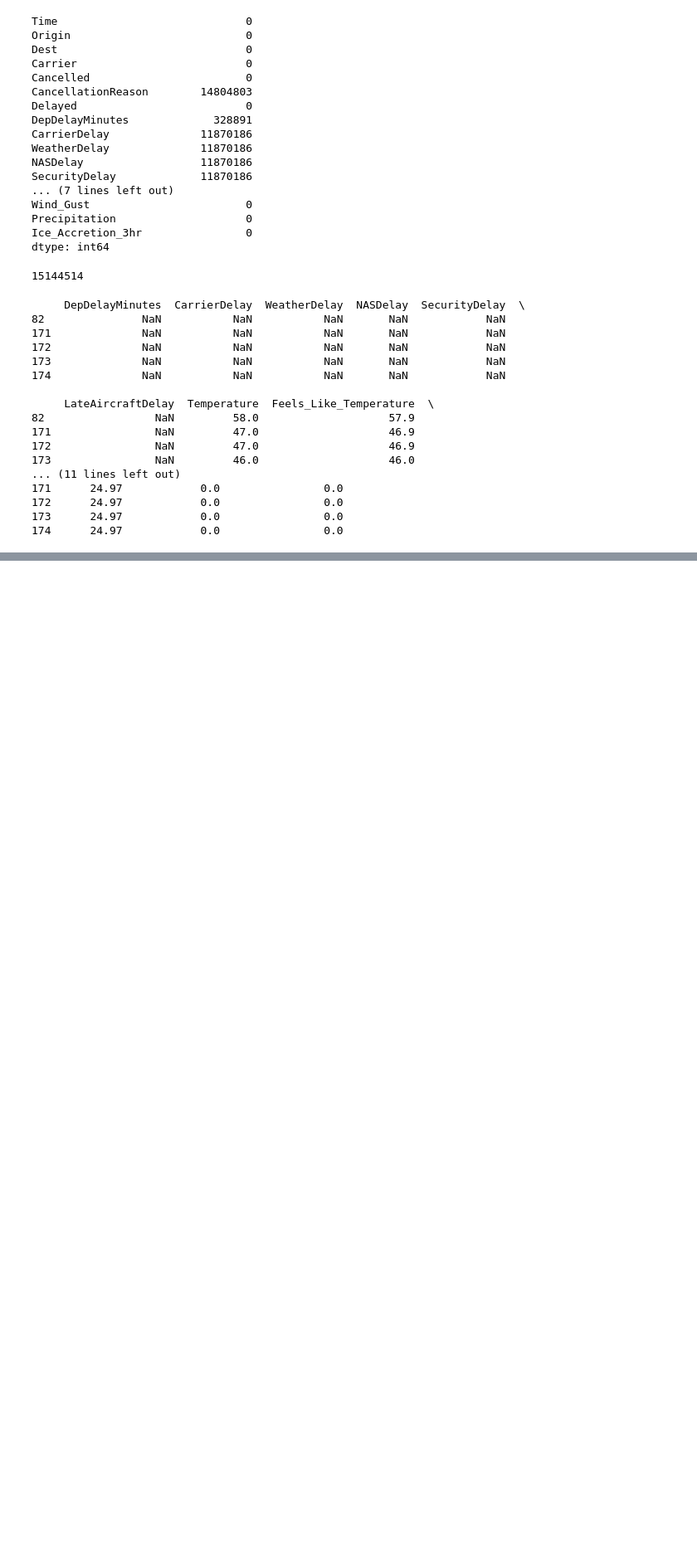
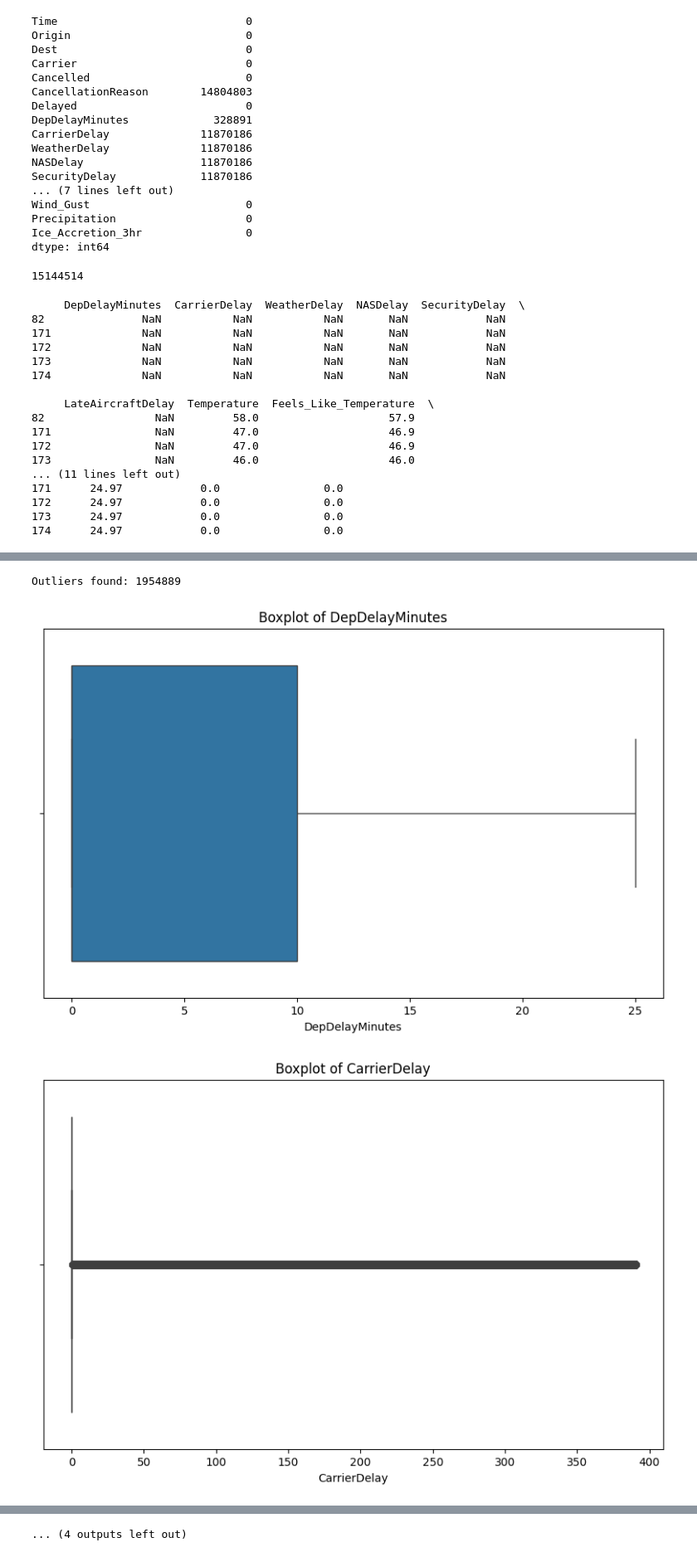
Before and after one commit to diego-mogollon/lateguru, a Jupyter notebook: notebooks/data_preprocessing_D.ipynb, the cells around one changed output, grey strips where cells are left out. Shown at 83% size. Cells and saved outputs as stored; diff of their text form; code cells hidden in the pictures; blank space fills up the shorter version.

```diff
--- a/notebooks/data_preprocessing_D.ipynb
+++ b/notebooks/data_preprocessing_D.ipynb
@@ -132,0 +329,28 @@ plt.show()
+# %%
+#Wind Speed
+df['Wind_Speed'] = np.clip(df['Wind_Speed'], 0.0, 23.025)
+# %%
+#Wind Gust
+df['Wind_Gust'] = np.clip(df['Wind_Gust'], 20.42, 31.94)
+# %%
+#Precipitation
+df['Precipitation'] = np.clip(df['Precipitation'], 0.0, 5.59)
+# %%
+#Ice Accretion
+df['Ice_Accretion_3hr'] = np.clip(df['Ice_Accretion_3hr'], 0.0, 1.78)
+# %%
+# Identify outliers using Z-score
+z_scores = np.abs(stats.zscore(df.select_dtypes(include=[np.number])))
+outliers = np.where(z_scores > 3)
+print(f"Outliers found: {len(outliers[0])}")
+
+# Visualize outliers in specific columns
+for column in df.select_dtypes(include=[np.number]).columns:
+    plt.figure(figsize=(10, 6))
+    sns.boxplot(x=df[column])
+    plt.title(f'Boxplot of {column}')
+    plt.show()
+# %% [output]
+Outliers found: 1954889
+[figure, added]
+[figure, added]
@@ -132,0 +366 @@ plt.show()
+... (4 outputs left out)
```
Also changed, not shown: parts of 29 cells of this notebook.
